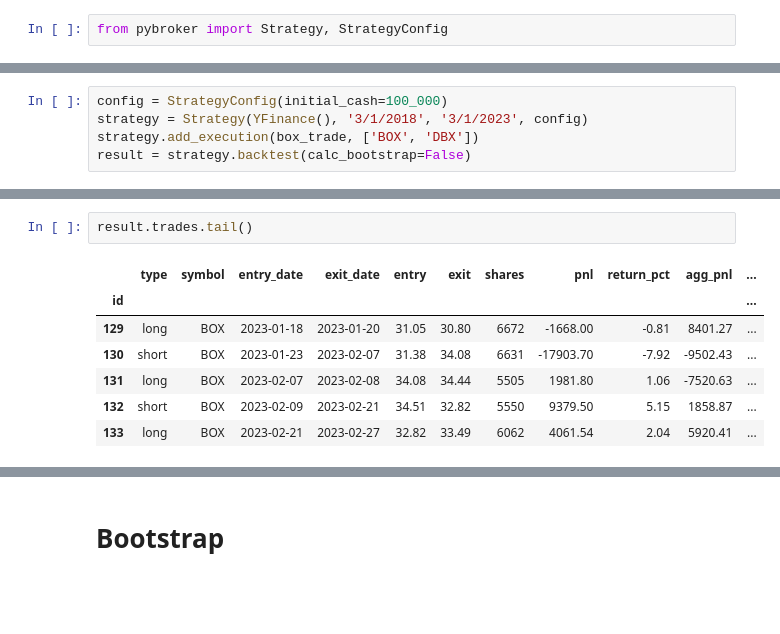
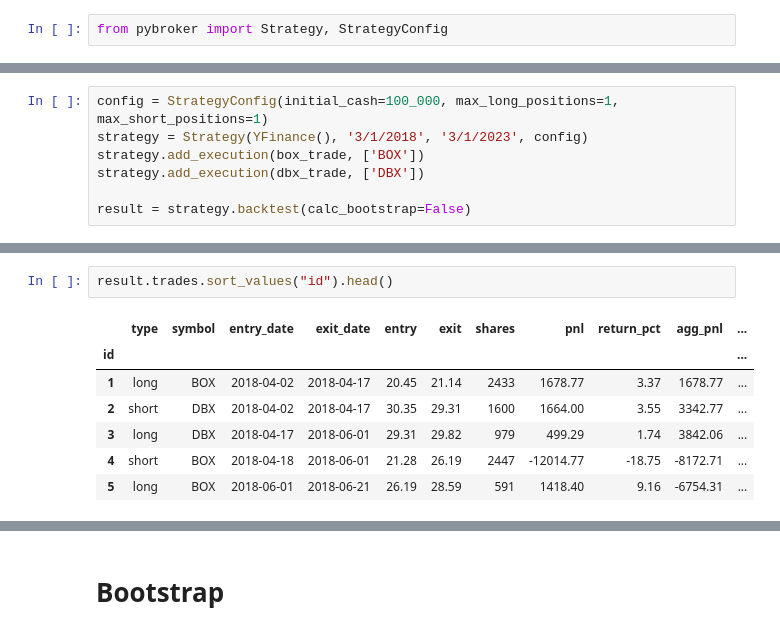
Before and after one commit to AlgoTrading101/PyBroker-AlgoTrading101, a Jupyter notebook: PyBroker.ipynb, the cells around one changed output, grey strips where cells are left out. Saved outputs shown, nothing was run; the diff lists cells and outputs as text; blank space fills up the shorter version.

```diff
--- a/PyBroker.ipynb
+++ b/PyBroker.ipynb
@@ -88,7 +121,9 @@ def box_trade(ctx):
 # %%
-config = StrategyConfig(initial_cash=100_000)
+config = StrategyConfig(initial_cash=100_000, max_long_positions=1, max_short_positions=1)
 strategy = Strategy(YFinance(), '3/1/2018', '3/1/2023', config)
-strategy.add_execution(box_trade, ['BOX', 'DBX'])
+strategy.add_execution(box_trade, ['BOX'])
+strategy.add_execution(dbx_trade, ['DBX'])
+
 result = strategy.backtest(calc_bootstrap=False)
 # %% [output]
 Backtesting: 2018-03-01 00:00:00 to 2023-03-01 00:00:00
@@ -139,11 +176,11 @@ result.metrics_df
 # %%
-result.trades.tail()
+result.trades.sort_values("id").head()
 # %% [output]
 |  | type | symbol | entry_date | exit_date | entry | exit | shares | pnl | return_pct | agg_pnl | ... |
 | id |  |  |  |  |  |  |  |  |  |  | ... |
-| 129 | long | BOX | 2023-01-18 | 2023-01-20 | 31.05 | 30.80 | 6672 | -1668.00 | -0.81 | 8401.27 | ... |
-| 130 | short | BOX | 2023-01-23 | 2023-02-07 | 31.38 | 34.08 | 6631 | -17903.70 | -7.92 | -9502.43 | ... |
-| 131 | long | BOX | 2023-02-07 | 2023-02-08 | 34.08 | 34.44 | 5505 | 1981.80 | 1.06 | -7520.63 | ... |
-| 132 | short | BOX | 2023-02-09 | 2023-02-21 | 34.51 | 32.82 | 5550 | 9379.50 | 5.15 | 1858.87 | ... |
-| 133 | long | BOX | 2023-02-21 | 2023-02-27 | 32.82 | 33.49 | 6062 | 4061.54 | 2.04 | 5920.41 | ... |
+| 1 | long | BOX | 2018-04-02 | 2018-04-17 | 20.45 | 21.14 | 2433 | 1678.77 | 3.37 | 1678.77 | ... |
+| 2 | short | DBX | 2018-04-02 | 2018-04-17 | 30.35 | 29.31 | 1600 | 1664.00 | 3.55 | 3342.77 | ... |
+| 3 | long | DBX | 2018-04-17 | 2018-06-01 | 29.31 | 29.82 | 979 | 499.29 | 1.74 | 3842.06 | ... |
+| 4 | short | BOX | 2018-04-18 | 2018-06-01 | 21.28 | 26.19 | 2447 | -12014.77 | -18.75 | -8172.71 | ... |
+| 5 | long | BOX | 2018-06-01 | 2018-06-21 | 26.19 | 28.59 | 591 | 1418.40 | 9.16 | -6754.31 | ... |
 # %%
```
Also changed, not shown: parts of 14 cells of this notebook.
